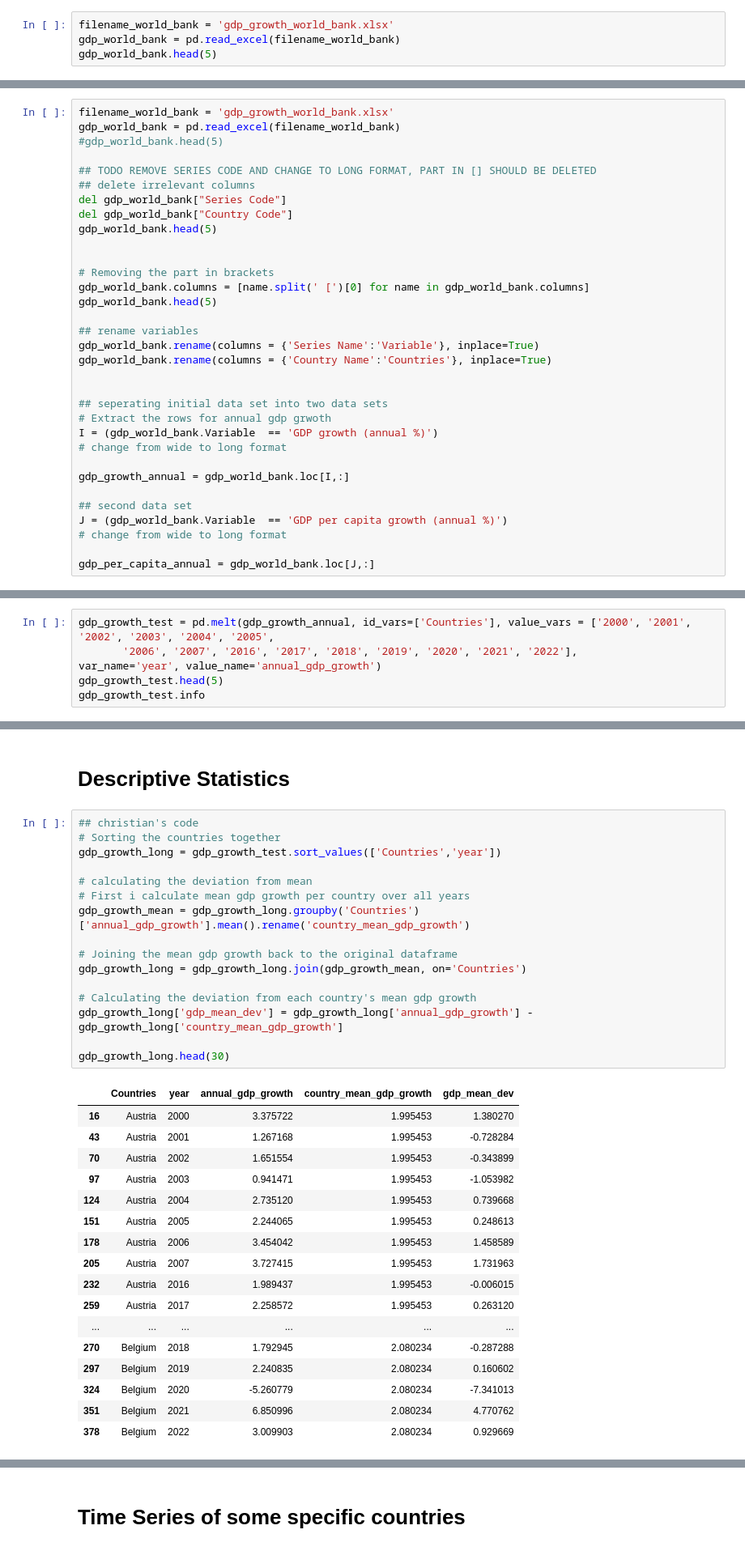
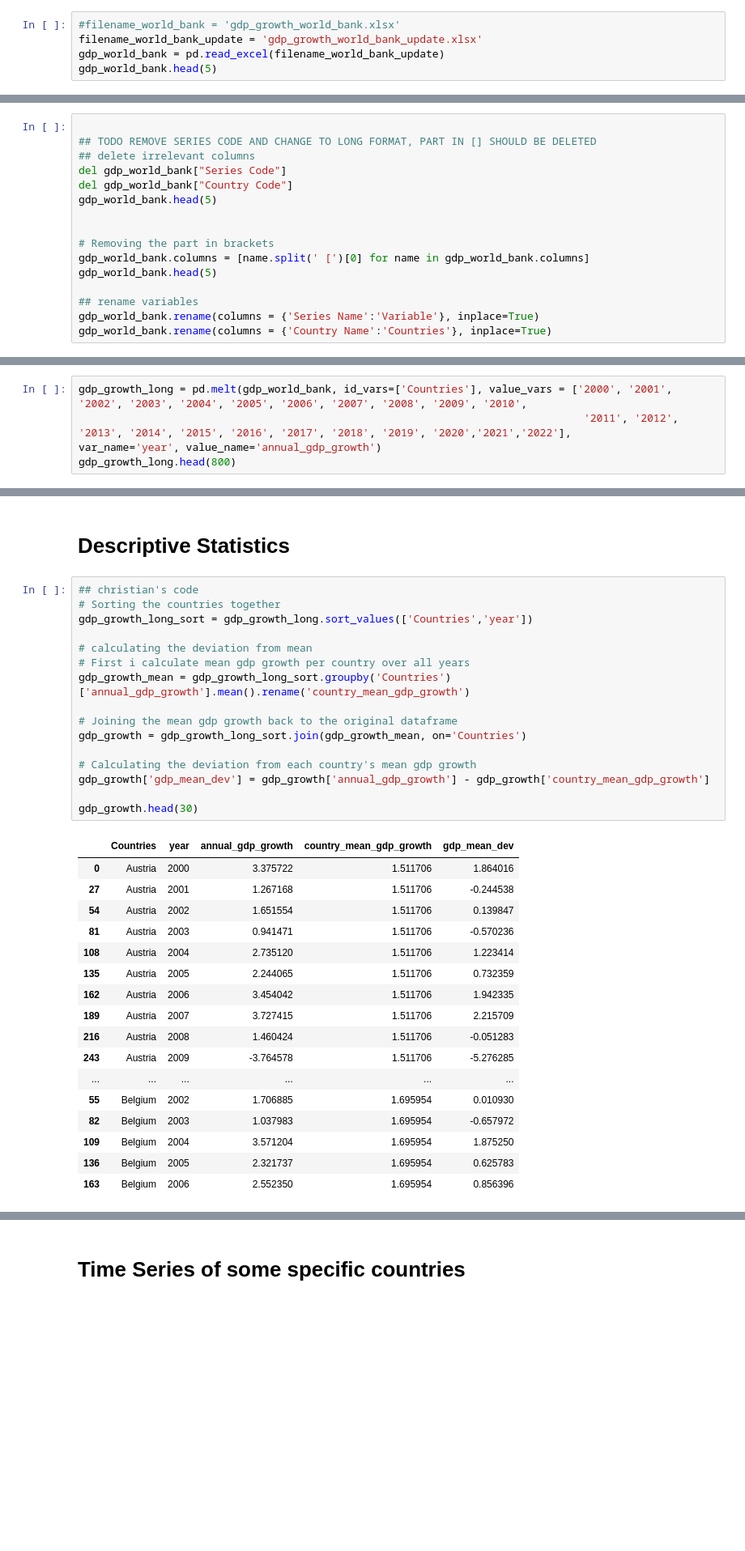
Before and after one commit to NumEconCopenhagen/projects-2024-darja-christian, a Jupyter notebook: dataproject/Darja_Work.ipynb, the cells around one changed output, grey strips where cells are left out. Shown at 81% size. Cells and saved outputs as stored; diff of their text form; blank space fills up the shorter version.

```diff
--- a/dataproject/Darja_Work.ipynb
+++ b/dataproject/Darja_Work.ipynb
@@ -51,8 +29,9 @@ pd.read_excel(filename_1, skiprows= [1, 2, 3, 4, 5, 7,12], sheet_name= 'Sheet 1'
 ## data from world bank might be nicer to work with than euro stats!
 ## contains gdp growth and gdp per capita growth
 # %%
-filename_world_bank = 'gdp_growth_world_bank.xlsx'
-gdp_world_bank = pd.read_excel(filename_world_bank)
+#filename_world_bank = 'gdp_growth_world_bank.xlsx'
+filename_world_bank_update = 'gdp_growth_world_bank_update.xlsx'
+gdp_world_bank = pd.read_excel(filename_world_bank_update)
 gdp_world_bank.head(5)
 # %% [output]
 |  | Series Name | Series Code | Country Name | Country Code | 2000 [YR2000] | 2001 [YR2001] | 2002 [YR2002] | ... |
@@ -64,7 +44,4 @@ gdp_world_bank.head(5)
 # %%
-filename_world_bank = 'gdp_growth_world_bank.xlsx'
-gdp_world_bank = pd.read_excel(filename_world_bank)
-#gdp_world_bank.head(5)
 
 ## TODO REMOVE SERIES CODE AND CHANGE TO LONG FORMAT, PART IN [] SHOULD BE DELETED
 ## delete irrelevant columns
@@ -80,17 +57,3 @@ gdp_world_bank.head(5)
 ## rename variables
 gdp_world_bank.rename(columns = {'Series Name':'Variable'}, inplace=True)
 gdp_world_bank.rename(columns = {'Country Name':'Countries'}, inplace=True)
-
-
-## seperating initial data set into two data sets
-# Extract the rows for annual gdp grwoth
-I = (gdp_world_bank.Variable  == 'GDP growth (annual %)')
-# change from wide to long format
-
-gdp_growth_annual = gdp_world_bank.loc[I,:]
-
-## second data set
-J = (gdp_world_bank.Variable  == 'GDP per capita growth (annual %)')
-# change from wide to long format
-
-gdp_per_capita_annual = gdp_world_bank.loc[J,:]
@@ -141,7 +111,6 @@ gdp_per_capita_long
 # %%
-gdp_growth_test = pd.melt(gdp_growth_annual, id_vars=['Countries'], value_vars = ['2000', '2001', '2002', '2003', '2004', '2005',
-       '2006', '2007', '2016', '2017', '2018', '2019', '2020', '2021', '2022'],
+gdp_growth_long = pd.melt(gdp_world_bank, id_vars=['Countries'], value_vars = ['2000', '2001', '2002', '2003', '2004', '2005', '2006', '2007', '2008', '2009', '2010',
+                                                                                '2011', '2012', '2013', '2014', '2015', '2016', '2017', '2018', '2019', '2020','2021','2022'],
 var_name='year', value_name='annual_gdp_growth')
-gdp_growth_test.head(5)
-gdp_growth_test.info
+gdp_growth_long.head(800)
 # %% [output]
@@ -185,37 +139,37 @@ gdp_world_bank.head(5)
 # %%
 ## christian's code
 # Sorting the countries together
-gdp_growth_long = gdp_growth_test.sort_values(['Countries','year'])
+gdp_growth_long_sort = gdp_growth_long.sort_values(['Countries','year'])
 
 # calculating the deviation from mean
 # First i calculate mean gdp growth per country over all years
-gdp_growth_mean = gdp_growth_long.groupby('Countries')['annual_gdp_growth'].mean().rename('country_mean_gdp_growth')
+gdp_growth_mean = gdp_growth_long_sort.groupby('Countries')['annual_gdp_growth'].mean().rename('country_mean_gdp_growth')
 
 # Joining the mean gdp growth back to the original dataframe
-gdp_growth_long = gdp_growth_long.join(gdp_growth_mean, on='Countries')
+gdp_growth = gdp_growth_long_sort.join(gdp_growth_mean, on='Countries')
 
 # Calculating the deviation from each country's mean gdp growth
-gdp_growth_long['gdp_mean_dev'] = gdp_growth_long['annual_gdp_growth'] - gdp_growth_long['country_mean_gdp_growth']
+gdp_growth['gdp_mean_dev'] = gdp_growth['annual_gdp_growth'] - gdp_growth['country_mean_gdp_growth']
 
-gdp_growth_long.head(30)
+gdp_growth.head(30)
 # %% [output]
 |  | Countries | year | annual_gdp_growth | country_mean_gdp_growth | gdp_mean_dev |
-| 16 | Austria | 2000 | 3.375722 | 1.995453 | 1.380270 |
-| 43 | Austria | 2001 | 1.267168 | 1.995453 | -0.728284 |
-| 70 | Austria | 2002 | 1.651554 | 1.995453 | -0.343899 |
-| 97 | Austria | 2003 | 0.941471 | 1.995453 | -1.053982 |
-| 124 | Austria | 2004 | 2.735120 | 1.995453 | 0.739668 |
-| 151 | Austria | 2005 | 2.244065 | 1.995453 | 0.248613 |
-| 178 | Austria | 2006 | 3.454042 | 1.995453 | 1.458589 |
-| 205 | Austria | 2007 | 3.727415 | 1.995453 | 1.731963 |
-| 232 | Austria | 2016 | 1.989437 | 1.995453 | -0.006015 |
-| 259 | Austria | 2017 | 2.258572 | 1.995453 | 0.263120 |
+| 0 | Austria | 2000 | 3.375722 | 1.511706 | 1.864016 |
+| 27 | Austria | 2001 | 1.267168 | 1.511706 | -0.244538 |
+| 54 | Austria | 2002 | 1.651554 | 1.511706 | 0.139847 |
+| 81 | Austria | 2003 | 0.941471 | 1.511706 | -0.570236 |
+| 108 | Austria | 2004 | 2.735120 | 1.511706 | 1.223414 |
+| 135 | Austria | 2005 | 2.244065 | 1.511706 | 0.732359 |
+| 162 | Austria | 2006 | 3.454042 | 1.511706 | 1.942335 |
+| 189 | Austria | 2007 | 3.727415 | 1.511706 | 2.215709 |
+| 216 | Austria | 2008 | 1.460424 | 1.511706 | -0.051283 |
+| 243 | Austria | 2009 | -3.764578 | 1.511706 | -5.276285 |
 | ... | ... | ... | ... | ... | ... |
-| 270 | Belgium | 2018 | 1.792945 | 2.080234 | -0.287288 |
-| 297 | Belgium | 2019 | 2.240835 | 2.080234 | 0.160602 |
-| 324 | Belgium | 2020 | -5.260779 | 2.080234 | -7.341013 |
-| 351 | Belgium | 2021 | 6.850996 | 2.080234 | 4.770762 |
-| 378 | Belgium | 2022 | 3.009903 | 2.080234 | 0.929669 |
+| 55 | Belgium | 2002 | 1.706885 | 1.695954 | 0.010930 |
+| 82 | Belgium | 2003 | 1.037983 | 1.695954 | -0.657972 |
+| 109 | Belgium | 2004 | 3.571204 | 1.695954 | 1.875250 |
+| 136 | Belgium | 2005 | 2.321737 | 1.695954 | 0.625783 |
+| 163 | Belgium | 2006 | 2.552350 | 1.695954 | 0.856396 |
 # %%
 gdp_growth_long.head(50)
 # %% [output]
```
Also changed, not shown: parts of 20 cells of this notebook, 1 other file.
